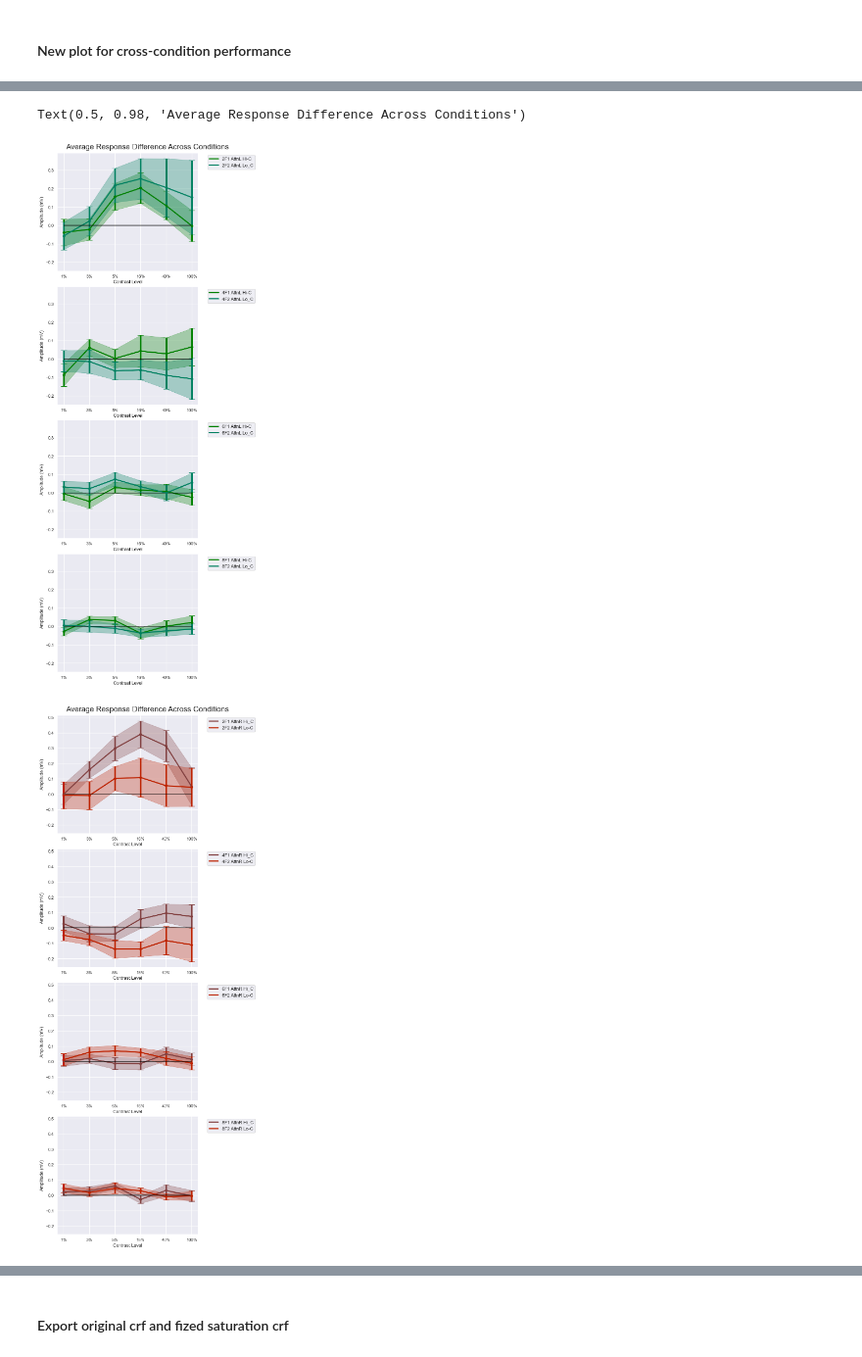
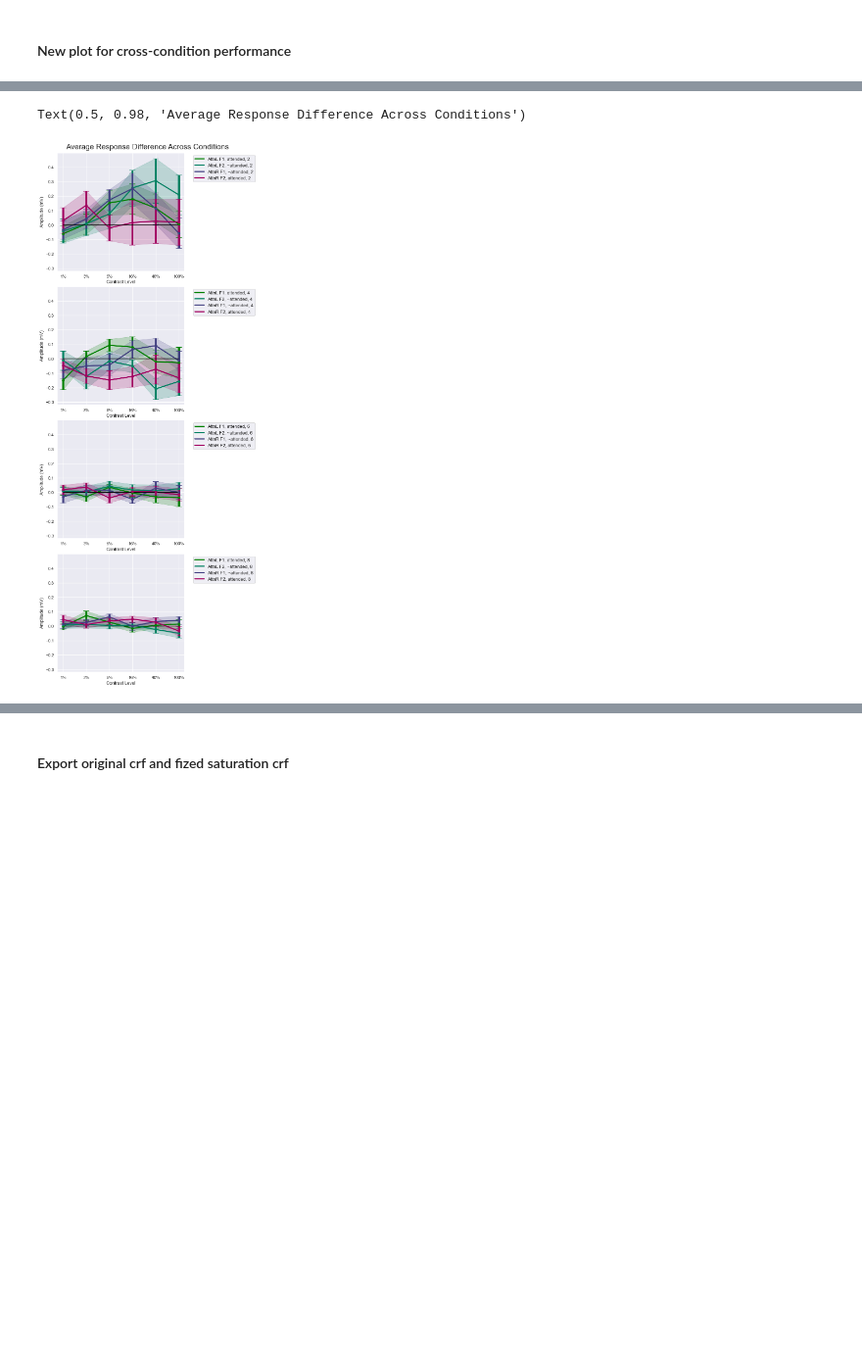
Before and after one commit to PatriciaNL/LTP_analysis, a Jupyter notebook: PythonScripts/ProcessingPipeline/S4_Mod_CRFData.ipynb, the cells around one changed output, grey strips where cells are left out. Shown: that part at 98% size. Drawn from its saved outputs; the diff is of its cells as text; code cells hidden in the pictures; blank space fills up the shorter version.

```diff
--- a/PythonScripts/ProcessingPipeline/S4_Mod_CRFData.ipynb
+++ b/PythonScripts/ProcessingPipeline/S4_Mod_CRFData.ipynb
@@ -36,7 +33,7 @@ os.chdir(MainDir) # change old dir, to this dir
 d = os.listdir(MainDir) # list files in dir
 print(f'Files on hand: {d}')
 ##############################################
-FileN = d[2] # choose one
+FileN = d[0] # choose one
 file_path1 = os.path.join(MainDir, FileN) # join paths and prep 2 load
 print('Current WD:',file_path1) # does path exist ... ?
 print('Does File #1 Exist?',os.path.exists(file_path1)) # yes or no
@@ -216,5 +220,5 @@ for co in range(NumConds):
 # %% [markdown]
 #### New plot for cross-condition performance
 # %%
-cp2 = sns.blend_palette(['green','teal','red','green'], 5)
+cp2 = sns.blend_palette(['green','teal','purple','red'], 5)
 # %%
@@ -253,55 +278,28 @@ cp2 = sns.blend_palette(['green','teal','red','green'], 5)
 # %%
 xHarmons = [0,1,2,3]
 
 fig,axs = plt.subplots(4,1,figsize = (8,20),sharey = True, constrained_layout = True)
 for xh in range(len(xHarmons)):
     for co in range(NumConds):
-            if co == 0 or co == 1:
-                dd = diff_data[co] # 2d [subj x rpost-pre response differences]
-                cd_mean = np.mean(dd,axis = 0) # co diff means
-                # error bars for post-pre sweep response differences
-                m_dd = np.mean(dd,axis = 0) # mean of post-pre differences
-                std_dd = np.std(dd, axis = 0) # std
-                rdeb = std_dd/np.sqrt(ns) # response data error bars
+            dd = diff_data[co] # 2d [subj x rpost-pre response differences]
+            cd_mean = np.mean(dd,axis = 0) # co diff means
+            # error bars for post-pre sweep response differences
+            m_dd = np.mean(dd,axis = 0) # mean of post-pre differences
+            std_dd = np.std(dd, axis = 0) # std
+            rdeb = std_dd/np.sqrt(ns) # response data error bars
 
-                s = 0 + (NumBins*xHarmons[xh]) #xHarmons[xh]
-                e = (s + NumBins)
-                axs[xh].plot(cd_mean[NumBins*xHarmons[xh]:NumBins*(xHarmons[xh]+1)],linewidth = 3,color = cp2[co], label = f'{H_labs[xh]}{data_labels[co]}')
-                axs[xh].errorbar(np.arange(NumBins), m_dd[s:e],rdeb[s:e],fmt = 'o', color = cp2[co], linewidth = 9, elinewidth = 5, capsize = 8)
-                axs[xh].fill_between(np.arange(NumBins), m_dd[s:e] - rdeb[s:e], m_dd[s:e] + rdeb[s:e], color = cp2[co], alpha=0.3)
+            s = 0 + (NumBins*xHarmons[xh]) #xHarmons[xh]
+            e = (s + NumBins)
+            axs[xh].plot(cd_mean[NumBins*xHarmons[xh]:NumBins*(xHarmons[xh]+1)],linewidth = 3,color = cp2[co], label = f'{data_labels[co]}, {H_labs[xh]}')
+            axs[xh].errorbar(np.arange(NumBins), m_dd[s:e],rdeb[s:e],fmt = 'o', color = cp2[co], linewidth = 9, elinewidth = 5, capsize = 8)
+            axs[xh].fill_between(np.arange(NumBins), m_dd[s:e] - rdeb[s:e], m_dd[s:e] + rdeb[s:e], color = cp2[co], alpha=0.2)
 
-                axs[xh].hlines(0,xmin=0, xmax = NumBins-1, color = 'black', linewidth = 1.5)
-                axs[xh].legend(loc = 'upper left', fontsize = 12,bbox_to_anchor=(1.05, 1))
-                axs[xh].set_xticks(ticks = np.arange(NumBins),labels = contrast_labs)
-                axs[xh].set_xlabel('Contrast Level')
-                axs[xh].set_ylabel('Amplitude (mV)')
+            axs[xh].hlines(0,xmin=0, xmax = NumBins-1, color = 'black', linewidth = 1.5)
+            axs[xh].legend(loc = 'upper left', fontsize = 12,bbox_to_anchor=(1.05, 1))
+            axs[xh].set_xticks(ticks = np.arange(NumBins),labels = contrast_labs)
+            axs[xh].set_xlabel('Contrast Level')
+            axs[xh].set_ylabel('Amplitude (mV)')
 plt.suptitle(f'Average Response Difference Across Conditions',fontsize = 20)
-
-
-fig,axs = plt.subplots(4,1,figsize = (8,20),sharey = True, constrained_layout = True)
-for xh in range(len(xHarmons)):
-    for co in range(NumConds):
-            if co == 2 or co == 3:
-                dd = diff_data[co] # 2d [subj x rpost-pre response differences]
-                cd_mean = np.mean(dd,axis = 0) # co diff means
-                # error bars for post-pre sweep response differences
-                m_dd = np.mean(dd,axis = 0) # mean of post-pre differences
-                std_dd = np.std(dd, axis = 0) # std
-                rdeb = std_dd/np.sqrt(ns) # response data error bars
-
-                s = 0 + (NumBins*xHarmons[xh]) #xHarmons[xh]
-                e = (s + NumBins)
-                axs[xh].plot(cd_mean[NumBins*xHarmons[xh]:NumBins*(xHarmons[xh]+1)],linewidth = 3,color = cp2[co], label = f'{H_labs[xh]}{data_labels[co]}')
-                axs[xh].errorbar(np.arange(NumBins), m_dd[s:e],rdeb[s:e],fmt = 'o', color = cp2[co], linewidth = 9, elinewidth = 5, capsize = 8)
-                axs[xh].fill_between(np.arange(NumBins), m_dd[s:e] - rdeb[s:e], m_dd[s:e] + rdeb[s:e], color = cp2[co], alpha=0.3)
-
-                axs[xh].hlines(0,xmin=0, xmax = NumBins-1, color = 'black', linewidth = 1.5)
-                axs[xh].legend(loc = 'upper left', fontsize = 12,bbox_to_anchor=(1.05, 1))
-                axs[xh].set_xticks(ticks = np.arange(NumBins),labels = contrast_labs)
-                axs[xh].set_xlabel('Contrast Level')
-                axs[xh].set_ylabel('Amplitude (mV)')
-plt.suptitle(f'Average Response Difference Across Conditions',fontsize = 20)
 # %% [output]
 Text(0.5, 0.98, 'Average Response Difference Across Conditions')
-[figure, old version]
+[figure, new version]
-[figure, removed]
```
Also changed, not shown: parts of 10 cells of this notebook, 4 other files.
